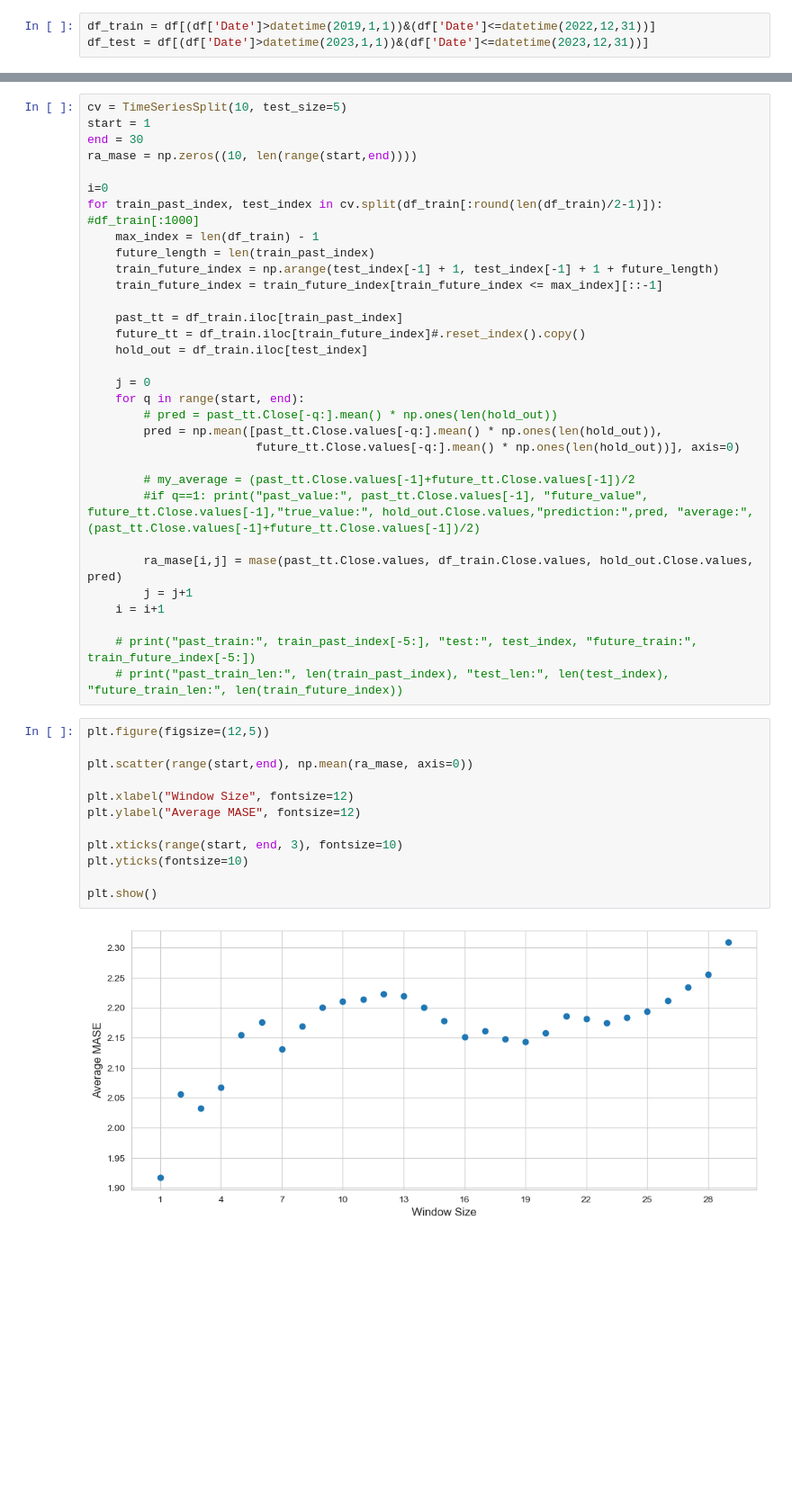
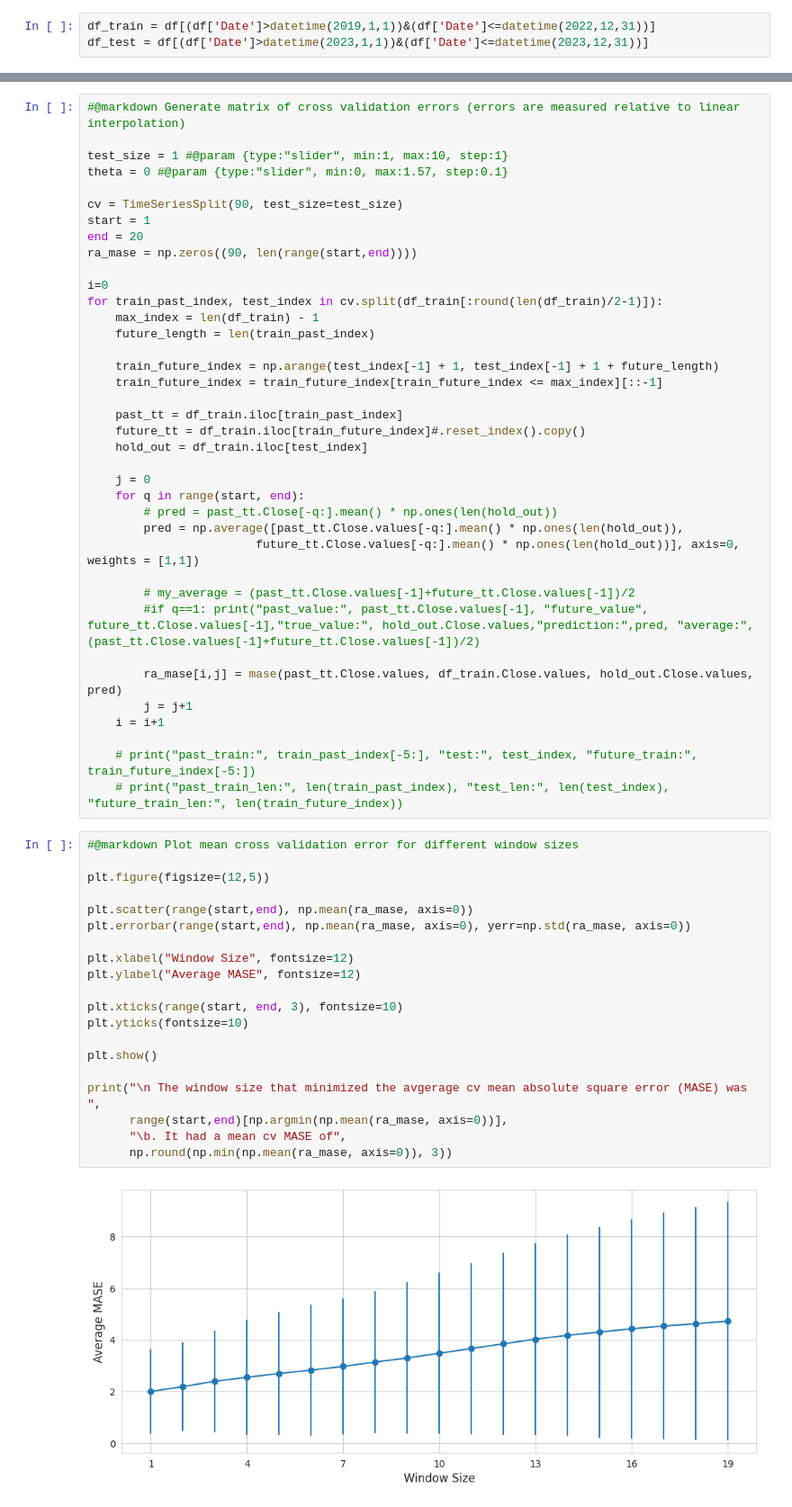
Before and after one commit to bootstrapM/erdos-may-2024-imputing-data, a Jupyter notebook: CarlosNotebooks/exploring_dataset.ipynb, the cells around one changed output, grey strips where cells are left out. Shown at 90% size. Cells and saved outputs as stored; diff of their text form; blank space fills up the shorter version.

```diff
--- a/CarlosNotebooks/exploring_dataset.ipynb
+++ b/CarlosNotebooks/exploring_dataset.ipynb
@@ -63,13 +123,19 @@ Rolling average model
 # %%
-cv = TimeSeriesSplit(10, test_size=5)
+#@markdown Generate matrix of cross validation errors (errors are measured relative to linear interpolation)
+
+test_size = 1 #@param {type:"slider", min:1, max:10, step:1}
+theta = 0 #@param {type:"slider", min:0, max:1.57, step:0.1}
+
+cv = TimeSeriesSplit(90, test_size=test_size)
 start = 1
-end = 30
-ra_mase = np.zeros((10, len(range(start,end))))
+end = 20
+ra_mase = np.zeros((90, len(range(start,end))))
 
 i=0
-for train_past_index, test_index in cv.split(df_train[:round(len(df_train)/2-1)]): #df_train[:1000]
+for train_past_index, test_index in cv.split(df_train[:round(len(df_train)/2-1)]):
     max_index = len(df_train) - 1
     future_length = len(train_past_index)
+
     train_future_index = np.arange(test_index[-1] + 1, test_index[-1] + 1 + future_length)
     train_future_index = train_future_index[train_future_index <= max_index][::-1]
 
@@ -80,8 +146,8 @@ for train_past_index, test_index in cv.split(df_train[:round(len(df_train)/2-1)]
     j = 0
     for q in range(start, end):
         # pred = past_tt.Close[-q:].mean() * np.ones(len(hold_out))
-        pred = np.mean([past_tt.Close.values[-q:].mean() * np.ones(len(hold_out)),
-                        future_tt.Close.values[-q:].mean() * np.ones(len(hold_out))], axis=0)
+        pred = np.average([past_tt.Close.values[-q:].mean() * np.ones(len(hold_out)),
+                        future_tt.Close.values[-q:].mean() * np.ones(len(hold_out))], axis=0, weights = [1,1])
 
         # my_average = (past_tt.Close.values[-1]+future_tt.Close.values[-1])/2
         #if q==1: print("past_value:", past_tt.Close.values[-1], "future_value", future_tt.Close.values[-1],"true_value:", hold_out.Close.values,"prediction:",pred, "average:", (past_tt.Close.values[-1]+future_tt.Close.values[-1])/2)
@@ -93,16 +159,24 @@ for train_past_index, test_index in cv.split(df_train[:round(len(df_train)/2-1)]
     # print("past_train:", train_past_index[-5:], "test:", test_index, "future_train:", train_future_index[-5:])
     # print("past_train_len:", len(train_past_index), "test_len:", len(test_index), "future_train_len:", len(train_future_index))
 # %%
+#@markdown Plot mean cross validation error for different window sizes
+
 plt.figure(figsize=(12,5))
 
 plt.scatter(range(start,end), np.mean(ra_mase, axis=0))
+plt.errorbar(range(start,end), np.mean(ra_mase, axis=0), yerr=np.std(ra_mase, axis=0))
 
 plt.xlabel("Window Size", fontsize=12)
 plt.ylabel("Average MASE", fontsize=12)
 
 plt.xticks(range(start, end, 3), fontsize=10)
 plt.yticks(fontsize=10)
 
 plt.show()
+
+print("\n The window size that minimized the avgerage cv mean absolute square error (MASE) was ",
+      range(start,end)[np.argmin(np.mean(ra_mase, axis=0))],
+      "\b. It had a mean cv MASE of",
+      np.round(np.min(np.mean(ra_mase, axis=0)), 3))
 # %% [output]
-[figure, old version]
+[figure, new version]
```
Also changed, not shown: parts of 30 cells of this notebook, 1 other file.
